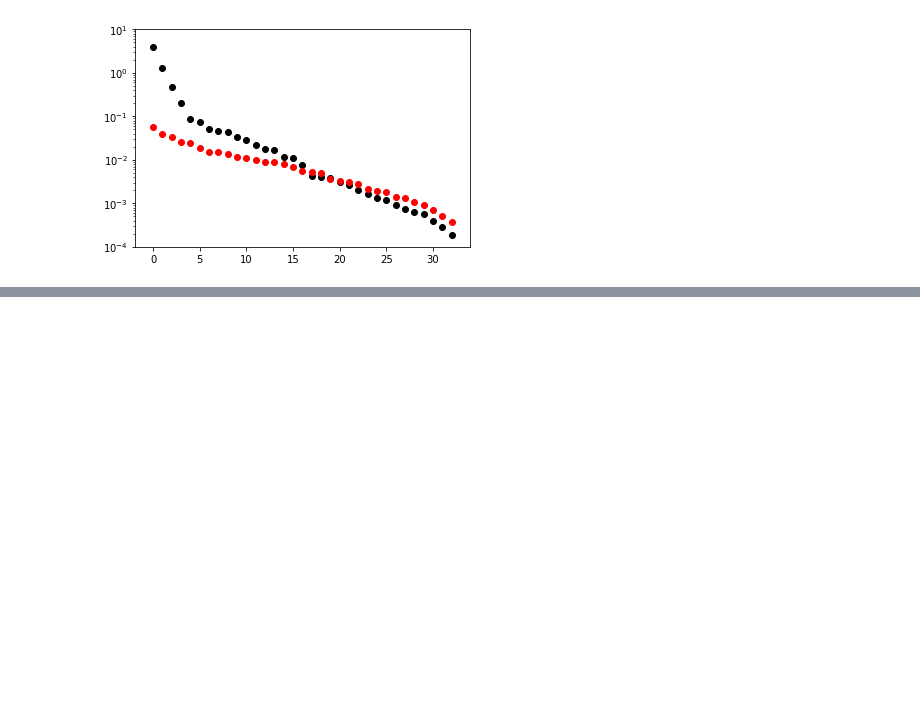
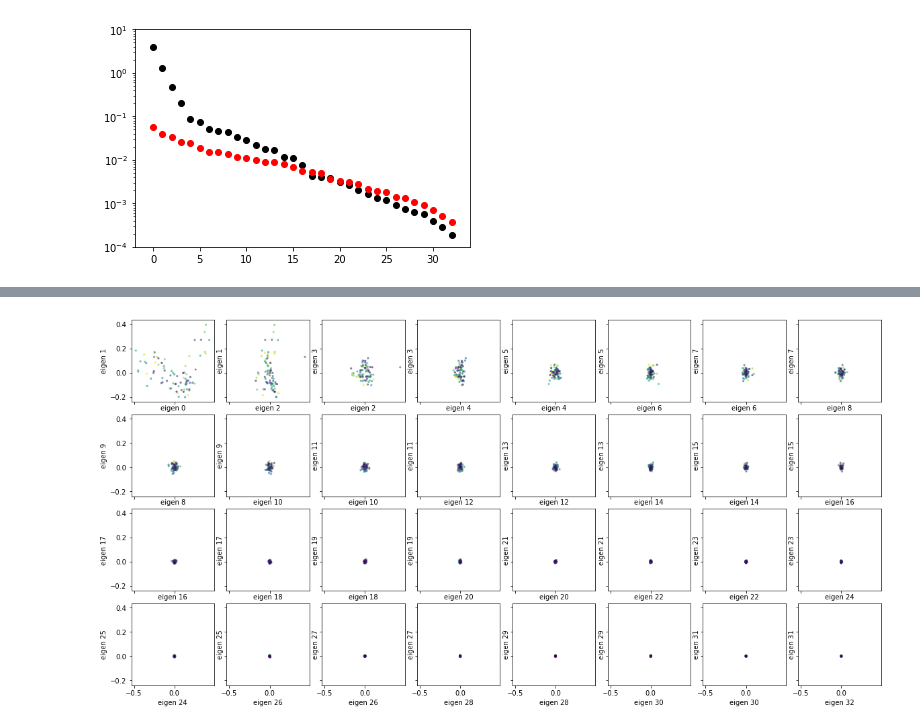
Before and after one commit to megbedell/silver-robot, a Jupyter notebook: notebooks/pca.ipynb, the cells around one changed output, grey strips where cells are left out. Saved outputs shown, nothing was run; the diff lists cells and outputs as text; code cells hidden in the pictures; blank space fills up the shorter version.

```diff
--- a/notebooks/pca.ipynb
+++ b/notebooks/pca.ipynb
@@ -82,0 +126,18 @@ plt.ylim(0.0005, 50.)
+# %%
+# Plot in the PCA coordinates
+pca_labels = np.asarray(["eigen {}".format(d) for d in range(D)])
+f, axlist = plt.subplots(4, 8, sharex=True, sharey=True, figsize=(8 * foo, 4 * foo))
+for i, ax in enumerate(axlist.flatten()):
+    if (i + 1) >= D:
+        break
+    if i % 2:
+        j, k = i+1, i
+    else:
+        j, k = i, i+1
+    ax.scatter(amps[:, j], amps[:, k], s=s, c=colors / N, alpha=alpha, cmap=cmap)
+    ax.set_xlabel(pca_labels[j])
+    ax.set_ylabel(pca_labels[k])
+f.subplots_adjust(hspace=0.15)
+f.subplots_adjust(wspace=0.15)
+# %% [output]
+[figure, added]
```
Also changed, not shown: parts of 6 cells of this notebook.
